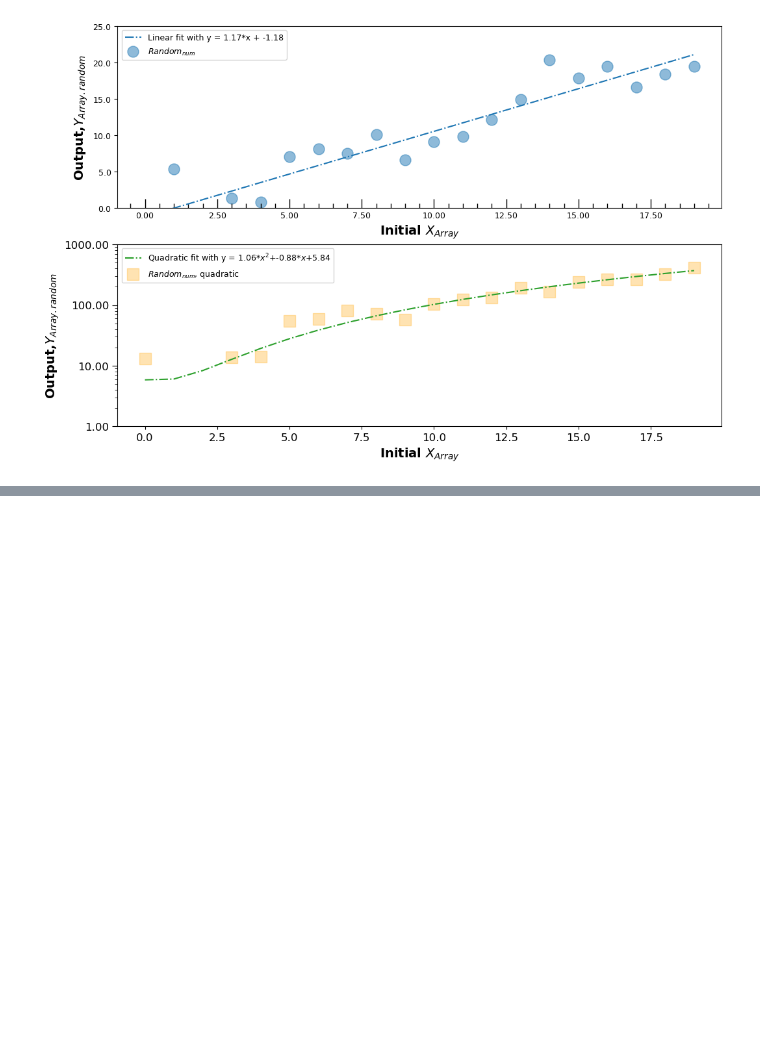
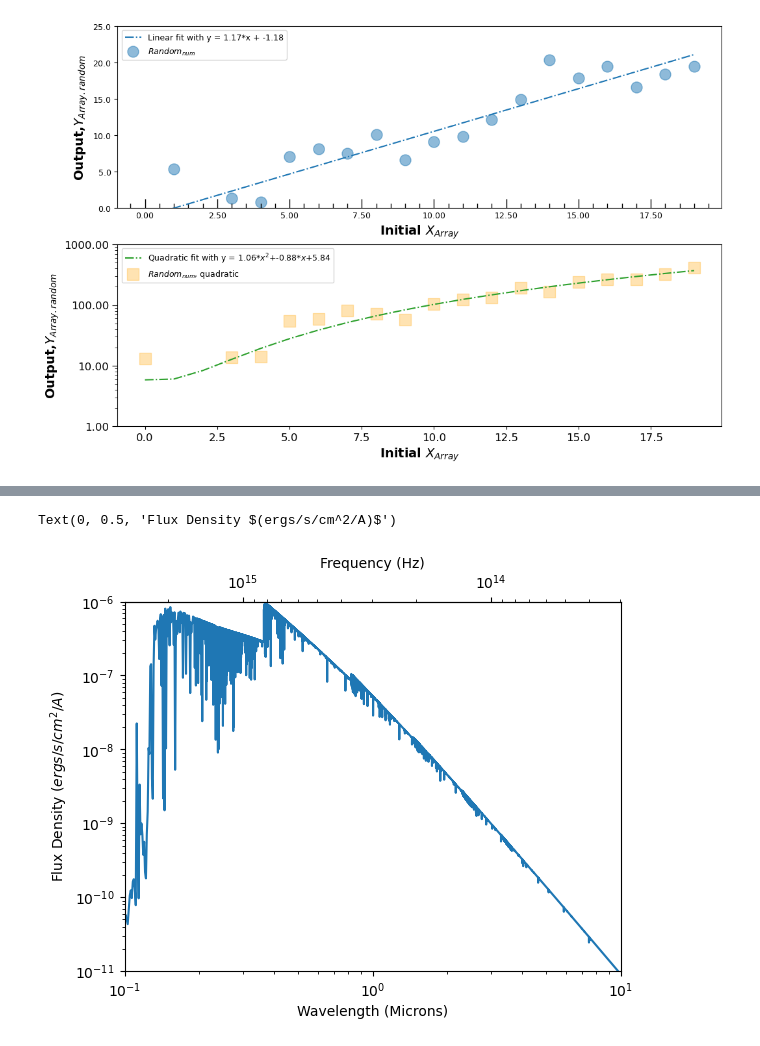
Before and after one commit to astroseandillon/Python-for-data-analysis, a Jupyter notebook: Dillon_Sean_HW_W12.ipynb, the cells around one changed output, grey strips where cells are left out. Saved outputs shown, nothing was run; the diff lists cells and outputs as text; code cells hidden in the pictures; blank space fills up the shorter version.

````diff
--- a/Dillon_Sean_HW_W12.ipynb
+++ b/Dillon_Sean_HW_W12.ipynb
@@ -131,6 +131,54 @@ primary_spec.shape
 primary_wvlh=primary_spec[0,:]
 primary_flux=primary_spec[1,:]
 ```
+# %%
+from astropy.io import fits
+import matplotlib.pyplot as plt
+import numpy as np
+from matplotlib import ticker
+from matplotlib.ticker import MultipleLocator,AutoMinorLocator
+
+primary_model=fits.open('./lte9800-3.5.NextGen.fits.gz')
+
+phead=primary_model[0].header
+primary_spec=primary_model[0].data
+
+##primary_wvlh=primary_spec[:,0]
+#prim
+
+primary_wvlh=primary_spec[0,:]         #x1
+primary_flux=primary_spec[1,:]         #y
+# primary_freq=2*np.pi/primary_wvlh      #x2
+
+def lam_2_frq(x):
+    #assuming x is in microns
+    c=299792458*1e6    #speed of light in um / s
+    frq = c/x
+    return frq
+
+def frq_2_lam(x):
+    c=299792458*1e6
+    lam=c/x
+    return lam
+
+
+
+
+primary_spec.shape
+plt.rcdefaults()
+fig, ax = plt.subplots()
+sec_ax = ax.secondary_xaxis('top', functions=(lam_2_frq,frq_2_lam))
+sec_ax.set_xlabel('Frequency (Hz)')
+ax.loglog(primary_wvlh,primary_flux)
+
+ax.set_ylim(1e-11,1e-6)
+ax.set_xlim(1e-1,1e1)
+# sec_ax.loglog(primary_freq,primary_flux)
+ax.set_xlabel('Wavelength (Microns)')
+ax.set_ylabel(r'Flux Density $(ergs/s/cm^2/A)$')
+# %% [output]
+Text(0, 0.5, 'Flux Density $(ergs/s/cm^2/A)$')
+[figure, added]
 # %% [markdown]
 ### 4. Twin Axes
 
````
Also changed, not shown: 1 other file.
